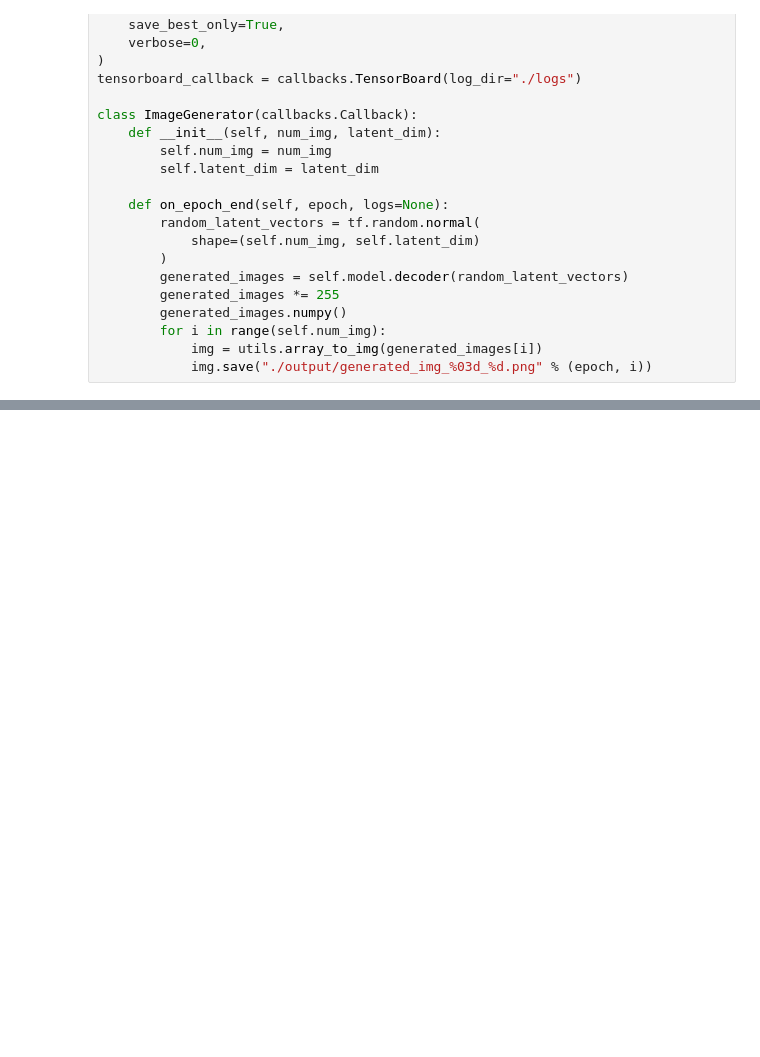
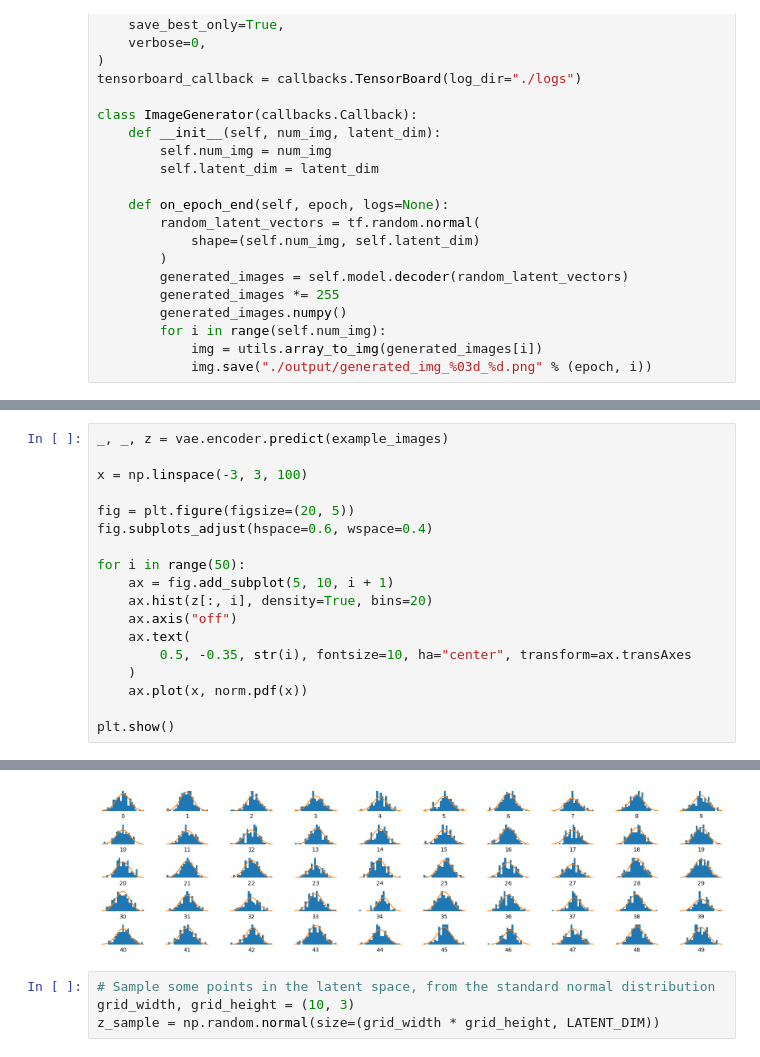
Before and after one commit to JaydenDave/decoding-animimal-communication, a Jupyter notebook: VAE2/VAE 2.ipynb, the cells around one changed output, grey strips where cells are left out. Drawn from its saved outputs; the diff is of its cells as text; blank space fills up the shorter version.

```diff
--- a/VAE2/VAE 2.ipynb
+++ b/VAE2/VAE 2.ipynb
@@ -273,0 +313,19 @@ KeyboardInterrupt:
+# %%
+_, _, z = vae.encoder.predict(example_images)
+
+x = np.linspace(-3, 3, 100)
+
+fig = plt.figure(figsize=(20, 5))
+fig.subplots_adjust(hspace=0.6, wspace=0.4)
+
+for i in range(50):
+    ax = fig.add_subplot(5, 10, i + 1)
+    ax.hist(z[:, i], density=True, bins=20)
+    ax.axis("off")
+    ax.text(
+        0.5, -0.35, str(i), fontsize=10, ha="center", transform=ax.transAxes
+    )
+    ax.plot(x, norm.pdf(x))
+
+plt.show()
+# %% [output]
@@ -273,0 +333,5 @@ KeyboardInterrupt:
+[figure, added]
+# %%
+# Sample some points in the latent space, from the standard normal distribution
+grid_width, grid_height = (10, 3)
+z_sample = np.random.normal(size=(grid_width * grid_height, LATENT_DIM))
```
Also changed, not shown: parts of 12 cells of this notebook, 3 other files.
